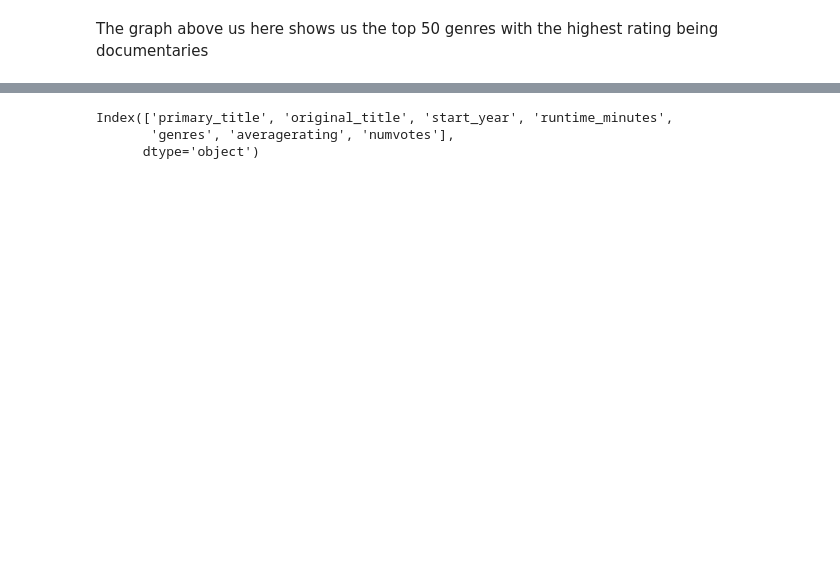
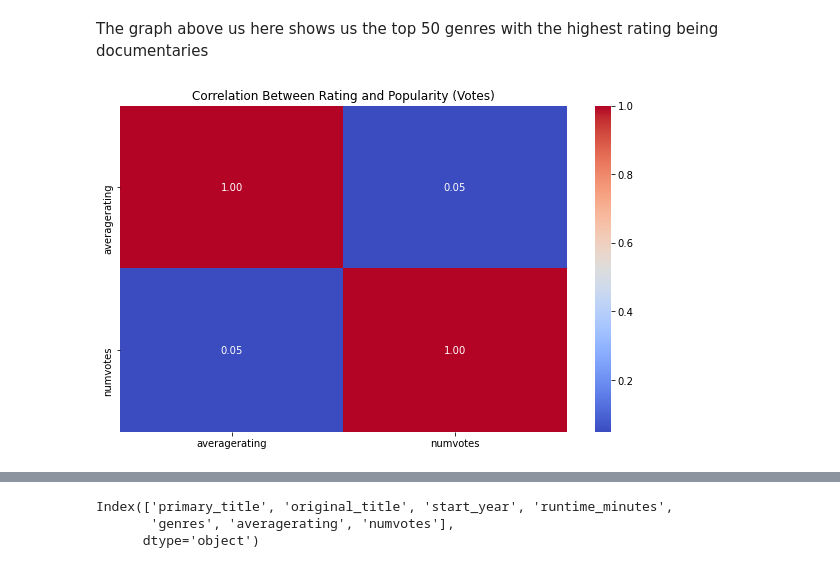
Before and after one commit to Graham-49/Phase2-project, a Jupyter notebook: notebooks/beauttah.ipynb, the cells around one changed output, grey strips where cells are left out. Cells and saved outputs as stored; diff of their text form; code cells hidden in the pictures; blank space fills up the shorter version.

```diff
--- a/notebooks/beauttah.ipynb
+++ b/notebooks/beauttah.ipynb
@@ -203,2 +214,11 @@ plt.show()
 # %% [markdown]
 The graph above us here shows us the top 50 genres with the highest rating being documentaries
+# %%
+corr = basics[['averagerating', 'numvotes']].corr()
+
+plt.figure(figsize=(10,6))
+sns.heatmap(corr, annot=True, cmap='coolwarm', fmt=".2f")
+plt.title('Correlation Between Rating and Popularity (Votes)')
+plt.show()
+# %% [output]
+[figure, added]
```
Also changed, not shown: parts of 3 cells of this notebook.
